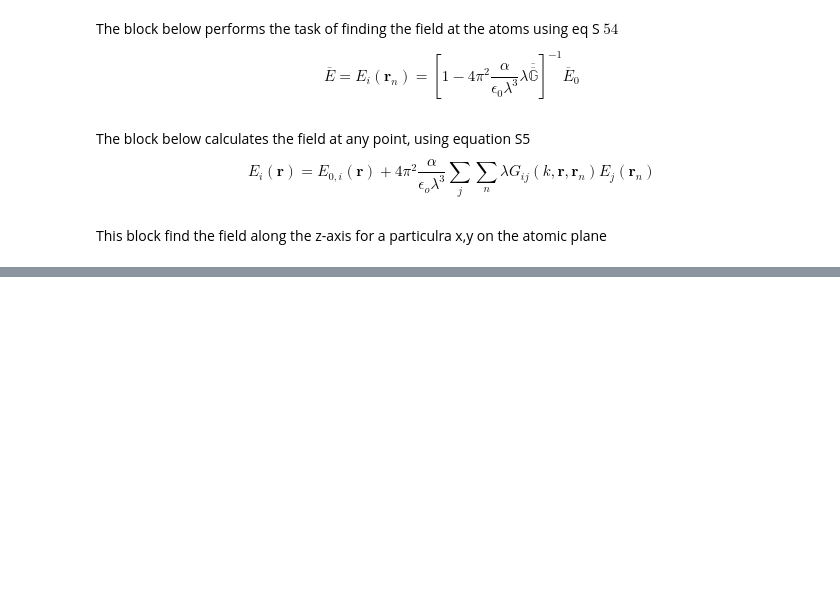
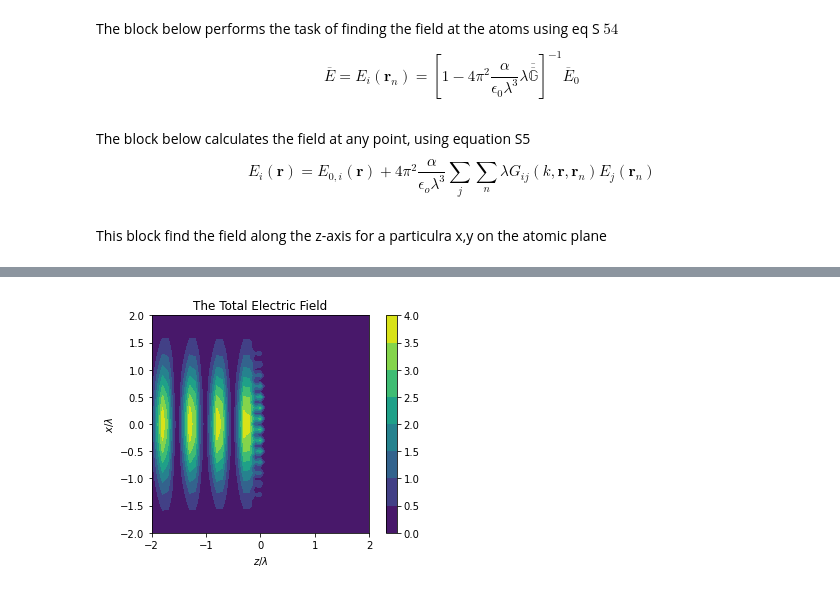
Before and after one commit to ReyshaJV/weizmann-internship, a Jupyter notebook: final_code_comments.ipynb, the cells around one changed output, grey strips where cells are left out. Drawn from its saved outputs; the diff is of its cells as text; code cells hidden in the pictures; blank space fills up the shorter version.

```diff
--- a/final_code_comments.ipynb
+++ b/final_code_comments.ipynb
@@ -296,0 +298,26 @@ Text(0, 0.5, '$Re[E_{x}]$')
+# %%
+y_level=0
+x_axis=np.arange(-2,2+1/50,1/10)
+z_axis=np.arange(-2,2+1/50,1/10)
+E_grid=np.zeros(shape=(len(x_axis),len(z_axis),3,3),dtype=np.complex_)
+
+xs,zs=np.meshgrid(x,y,sparse=True,indexing='xy')
+
+for i in range(0,len(x_axis)):
+    for l in range(0,len(z_axis)):
+
+        E_grid[i,l,0],E_grid[i,l,1],E_grid[i,l,2]=E(x_axis[i]*lamda,y_level,z_axis[l]*lamda,E_at_atoms_V)
+
+# E_grid stores the values at the point in the format (x,z,field,component)
+#field runs from 0 to 2, 0 is the incident field, 1 is the scattered field, 2 is the total field
+#component refers  to the x,y,z component of a particular field at a particular point
+# %%
+h = plt.contourf(z_axis,x_axis,np.square(abs(E_grid[:,:,2,0]/E_beam_amp)) )
+plt.axis('scaled')
+plt.title('The Total Electric Field')
+plt.xlabel('$z/\lambda$')
+plt.ylabel('$x/\lambda$')
+plt.colorbar()
+plt.show()
+# %% [output]
+[figure, added]
```
Also changed, not shown: parts of 5 cells of this notebook.
